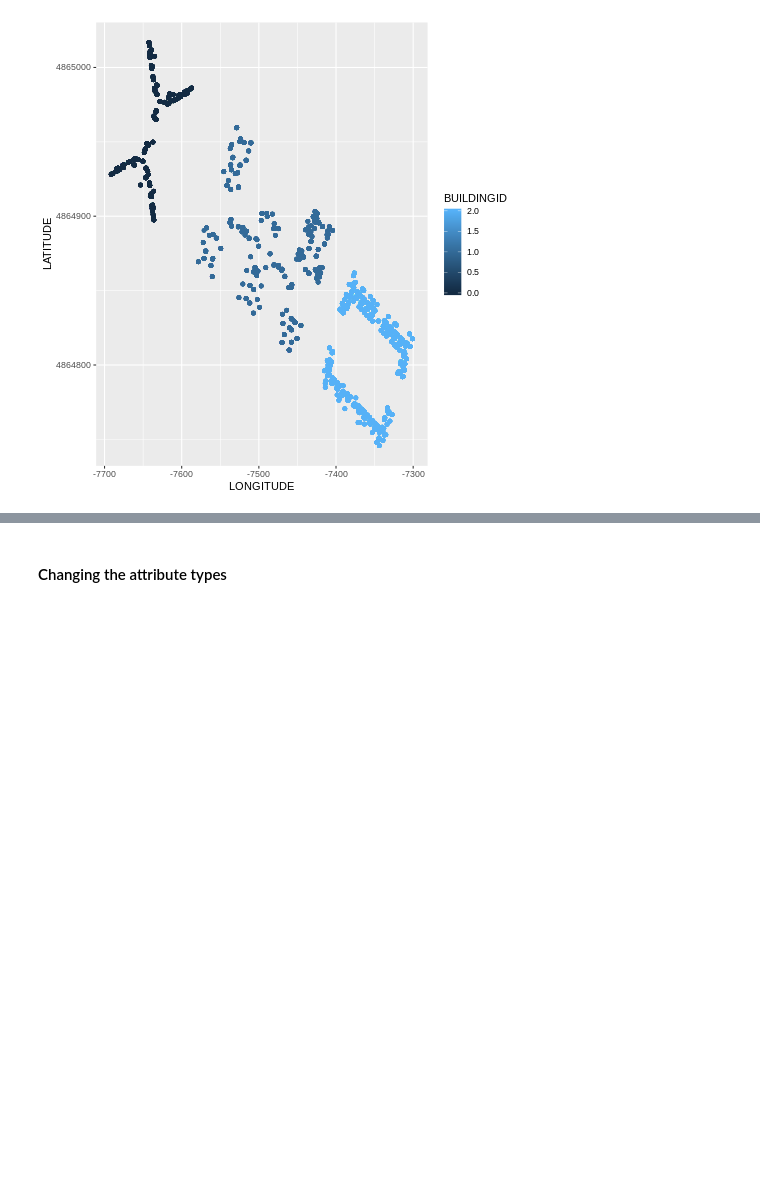
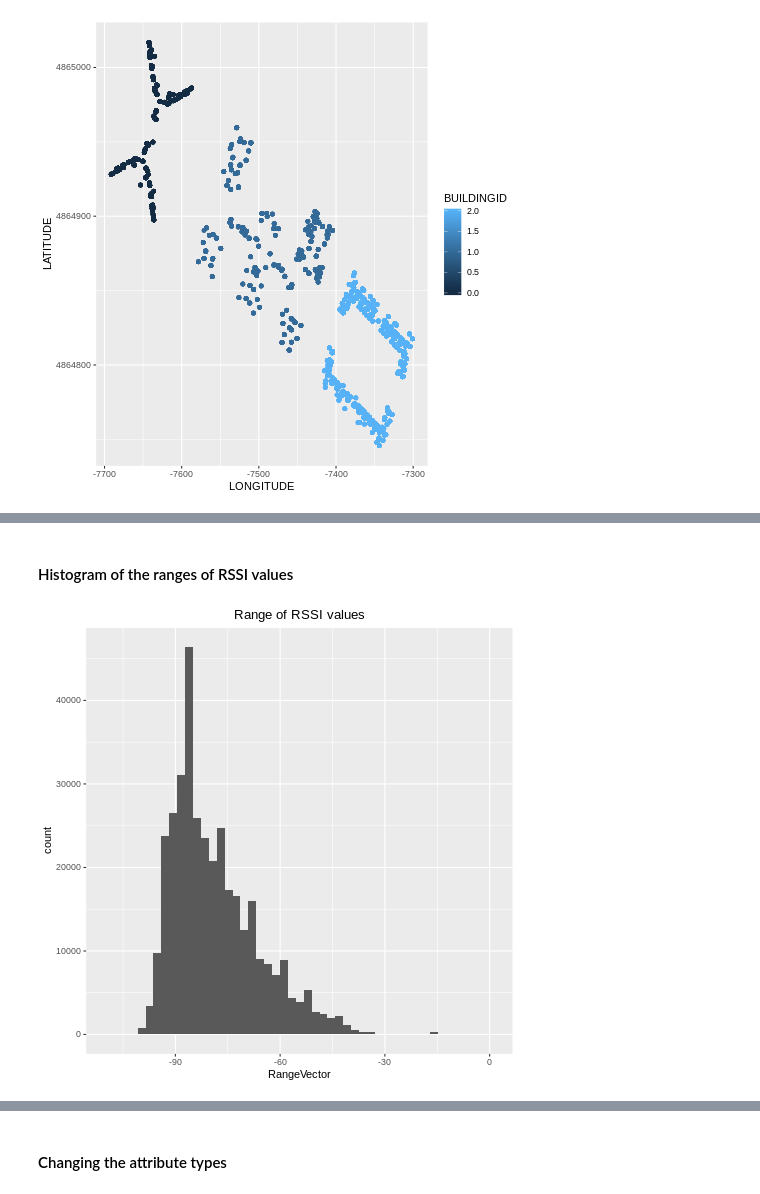
Before and after one commit to Ghazalehz/Wifi-Positioning-System, a Jupyter notebook: Wifi.ipynb, the cells around one changed output, grey strips where cells are left out. Cells and saved outputs as stored; diff of their text form; code cells hidden in the pictures; blank space fills up the shorter version.

```diff
--- a/Wifi.ipynb
+++ b/Wifi.ipynb
@@ -72,0 +96,12 @@ LocationPlot
+# %% [markdown]
+#### Histogram of the ranges of RSSI values
+# %%
+%%R
+Ranges <- subset(IndoorLoc, select = WAP001:WAP520)
+RangeVector <- c(as.matrix(Ranges))
+
+ggplot() + geom_histogram(aes(x = RangeVector), bins = 50) +
+              ggtitle("Range of RSSI values") +
+                 theme(plot.title = element_text(hjust = 0.5)) + xlim(-110,1)
+# %% [output]
+[figure, added]
```
Also changed, not shown: parts of 6 cells of this notebook.
